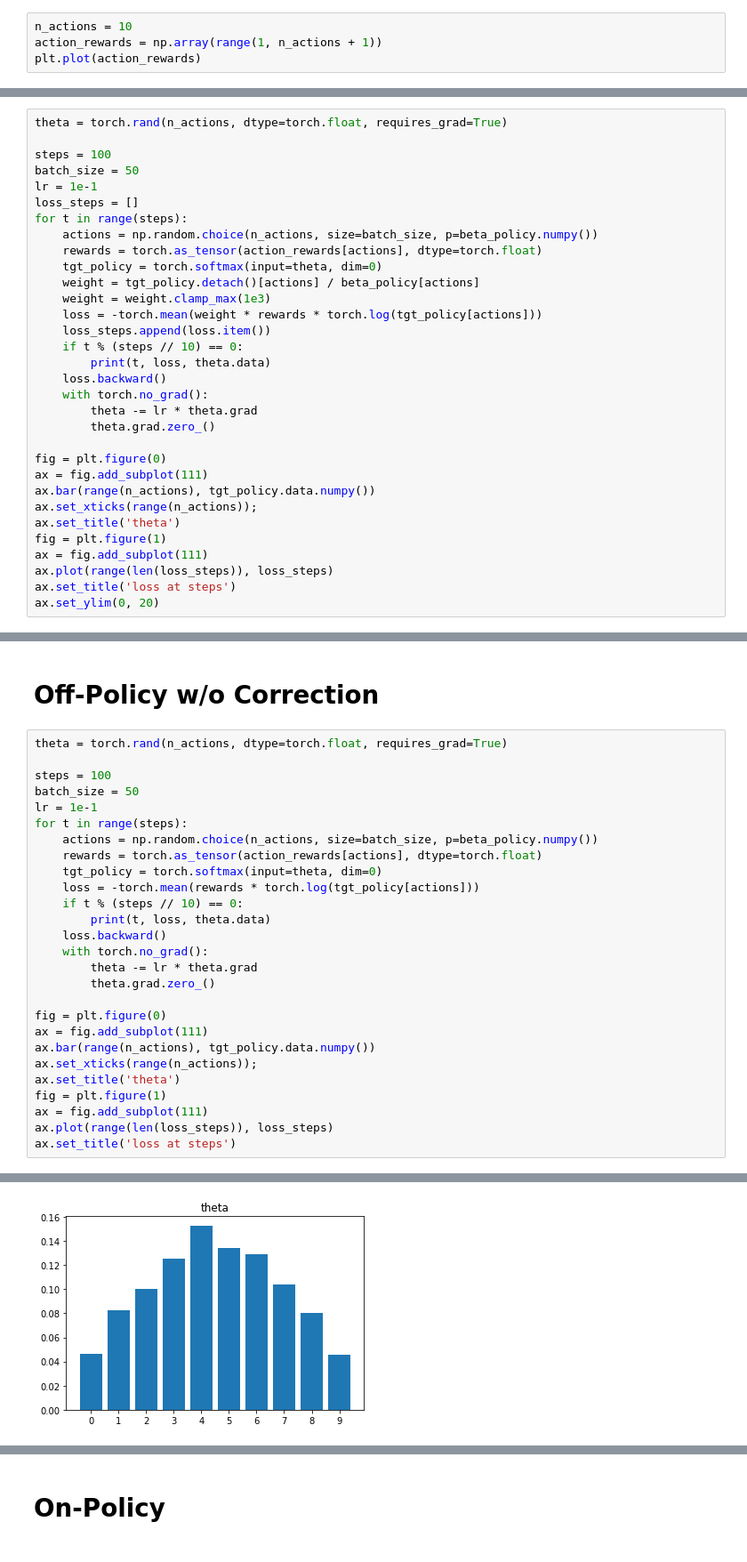
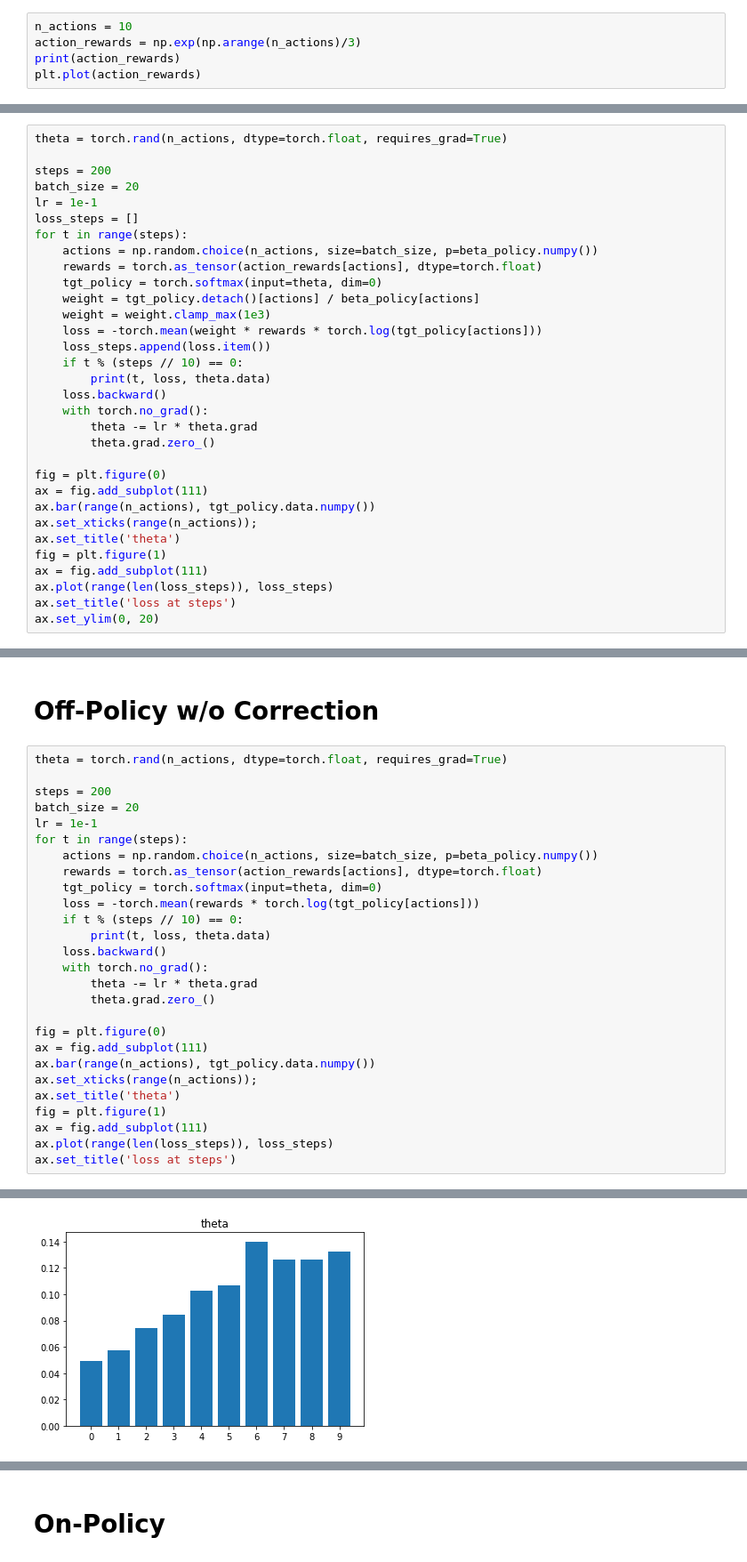
Before and after one commit to taiqing/reinforcement_learning, a Jupyter notebook: playground/off_policy_correction.ipynb, the cells around one changed output, grey strips where cells are left out. Shown: that part at 89% size. Saved outputs shown, nothing was run; the diff lists cells and outputs as text.

```diff
--- a/playground/off_policy_correction.ipynb
+++ b/playground/off_policy_correction.ipynb
@@ -4,6 +8,7 @@ import torch
 import matplotlib.pyplot as plt
 # %%
 n_actions = 10
-action_rewards = np.array(range(1, n_actions + 1))
+action_rewards = np.exp(np.arange(n_actions)/3)
+print(action_rewards)
 plt.plot(action_rewards)
 # %% [output]
@@ -23,8 +30,8 @@ tensor([0.1818, 0.1636, 0.1455, 0.1273, 0.1091, 0.0909, 0.0727, 0.0545, 0.0364,
 # %%
 theta = torch.rand(n_actions, dtype=torch.float, requires_grad=True)
 
-steps = 100
-batch_size = 50
+steps = 200
+batch_size = 20
 lr = 1e-1
 loss_steps = []
 for t in range(steps):
@@ -81,8 +88,8 @@ ax.set_ylim(0, 20)
 # %%
 theta = torch.rand(n_actions, dtype=torch.float, requires_grad=True)
 
-steps = 100
-batch_size = 50
+steps = 200
+batch_size = 20
 lr = 1e-1
 for t in range(steps):
     actions = np.random.choice(n_actions, size=batch_size, p=beta_policy.numpy())
@@ -129,2 +136,2 @@ ax.set_title('loss at steps')
 Text(0.5, 1.0, 'loss at steps')
-[figure, old version]
+[figure, new version]
```
Also changed, not shown: parts of 7 cells of this notebook.
